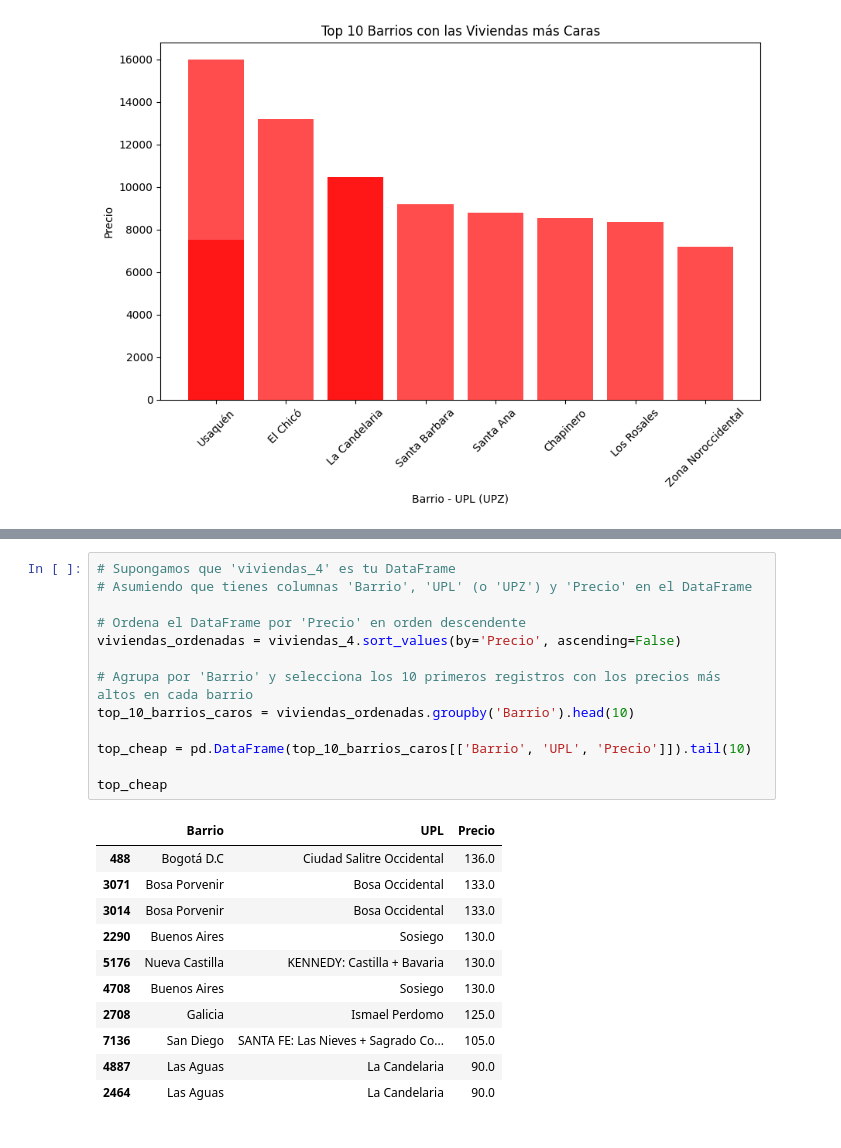
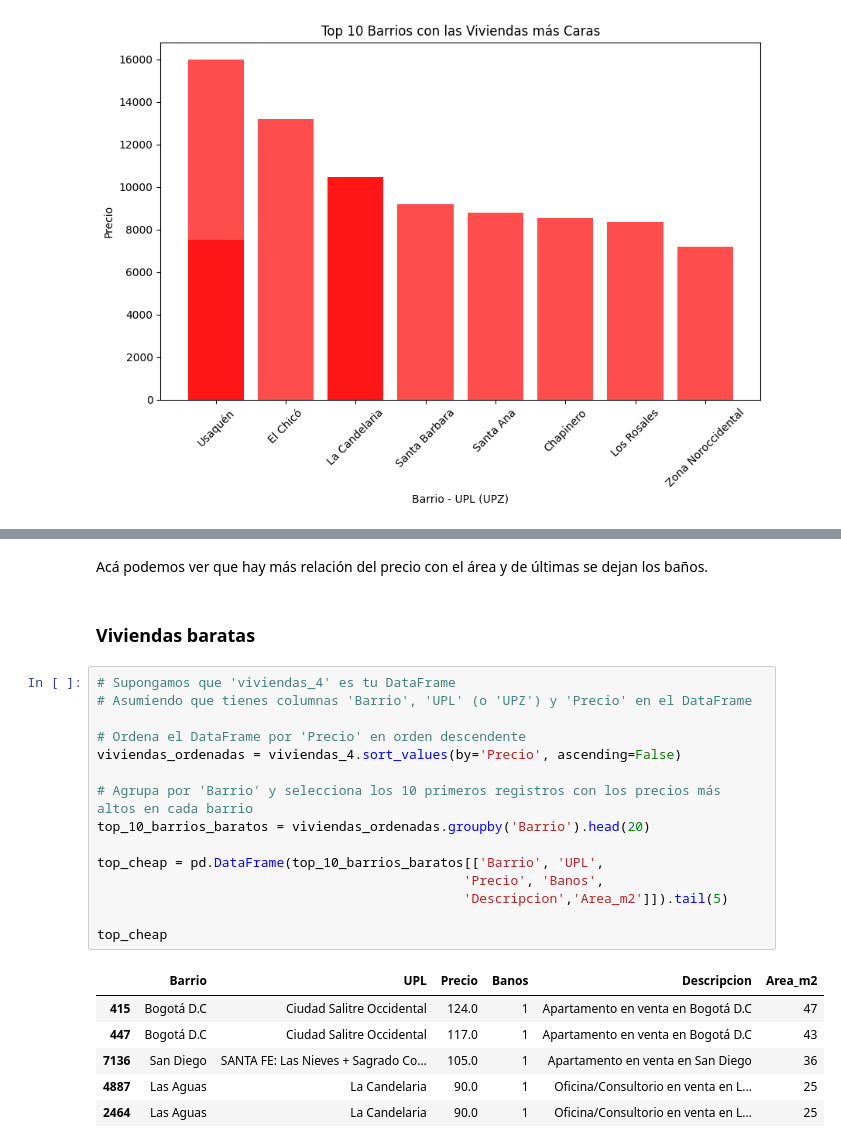
Before and after one commit to avanegasp/Proyecto_Final_Ucataluna, a Jupyter notebook: Proyecto_Final_UCataluña.ipynb, the cells around one changed output, grey strips where cells are left out. Saved outputs shown, nothing was run; the diff lists cells and outputs as text.

```diff
--- a/Proyecto_Final_UCataluña.ipynb
+++ b/Proyecto_Final_UCataluña.ipynb
@@ -598,28 +664,29 @@ plt.show()
+# %% [markdown]
+Acá podemos ver que hay más relación del precio con el área y de últimas se dejan los baños.
+# %% [markdown]
+### Viviendas baratas
 # %%
 # Supongamos que 'viviendas_4' es tu DataFrame
 # Asumiendo que tienes columnas 'Barrio', 'UPL' (o 'UPZ') y 'Precio' en el DataFrame
 
 # Ordena el DataFrame por 'Precio' en orden descendente
 viviendas_ordenadas = viviendas_4.sort_values(by='Precio', ascending=False)
 
 # Agrupa por 'Barrio' y selecciona los 10 primeros registros con los precios más altos en cada barrio
-top_10_barrios_caros = viviendas_ordenadas.groupby('Barrio').head(10)
+top_10_barrios_baratos = viviendas_ordenadas.groupby('Barrio').head(20)
 
-top_cheap = pd.DataFrame(top_10_barrios_caros[['Barrio', 'UPL', 'Precio']]).tail(10)
+top_cheap = pd.DataFrame(top_10_barrios_baratos[['Barrio', 'UPL',
+                                               'Precio', 'Banos',
+                                               'Descripcion','Area_m2']]).tail(5)
 
 top_cheap
 # %% [output]
-|  | Barrio | UPL | Precio |
-| 488 | Bogotá D.C | Ciudad Salitre Occidental | 136.0 |
-| 3071 | Bosa Porvenir | Bosa Occidental | 133.0 |
-| 3014 | Bosa Porvenir | Bosa Occidental | 133.0 |
-| 2290 | Buenos Aires | Sosiego | 130.0 |
-| 5176 | Nueva Castilla | KENNEDY: Castilla + Bavaria | 130.0 |
-| 4708 | Buenos Aires | Sosiego | 130.0 |
-| 2708 | Galicia | Ismael Perdomo | 125.0 |
-| 7136 | San Diego | SANTA FE: Las Nieves + Sagrado Co... | 105.0 |
-| 4887 | Las Aguas | La Candelaria | 90.0 |
-| 2464 | Las Aguas | La Candelaria | 90.0 |
+|  | Barrio | UPL | Precio | Banos | Descripcion | Area_m2 |
+| 415 | Bogotá D.C | Ciudad Salitre Occidental | 124.0 | 1 | Apartamento en venta en Bogotá D.C | 47 |
+| 447 | Bogotá D.C | Ciudad Salitre Occidental | 117.0 | 1 | Apartamento en venta en Bogotá D.C | 43 |
+| 7136 | San Diego | SANTA FE: Las Nieves + Sagrado Co... | 105.0 | 1 | Apartamento en venta en San Diego | 36 |
+| 4887 | Las Aguas | La Candelaria | 90.0 | 1 | Oficina/Consultorio en venta en L... | 25 |
+| 2464 | Las Aguas | La Candelaria | 90.0 | 1 | Oficina/Consultorio en venta en L... | 25 |
 # %%
 # Crea un gráfico de barras
 plt.figure(figsize=(10, 6))
```
Also changed, not shown: parts of 26 cells of this notebook.
